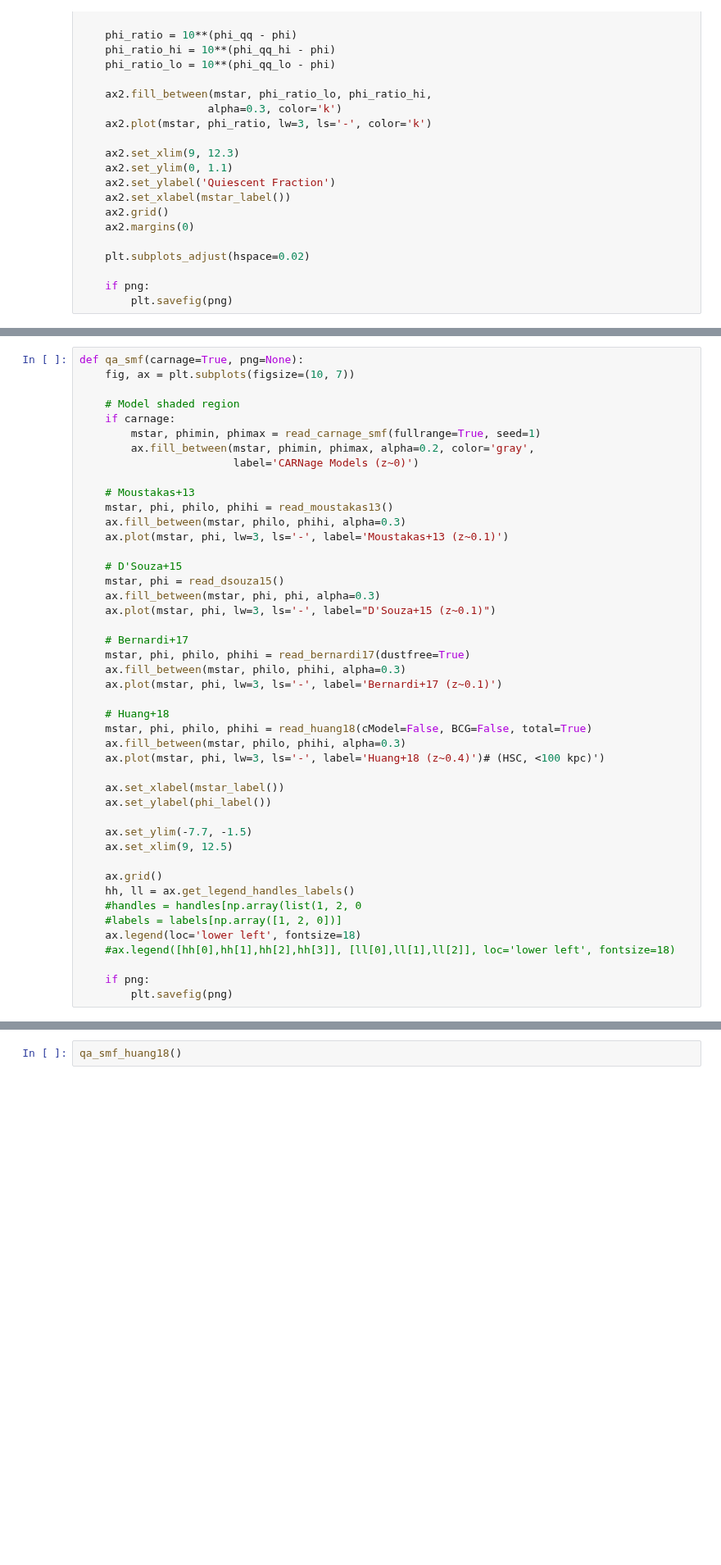
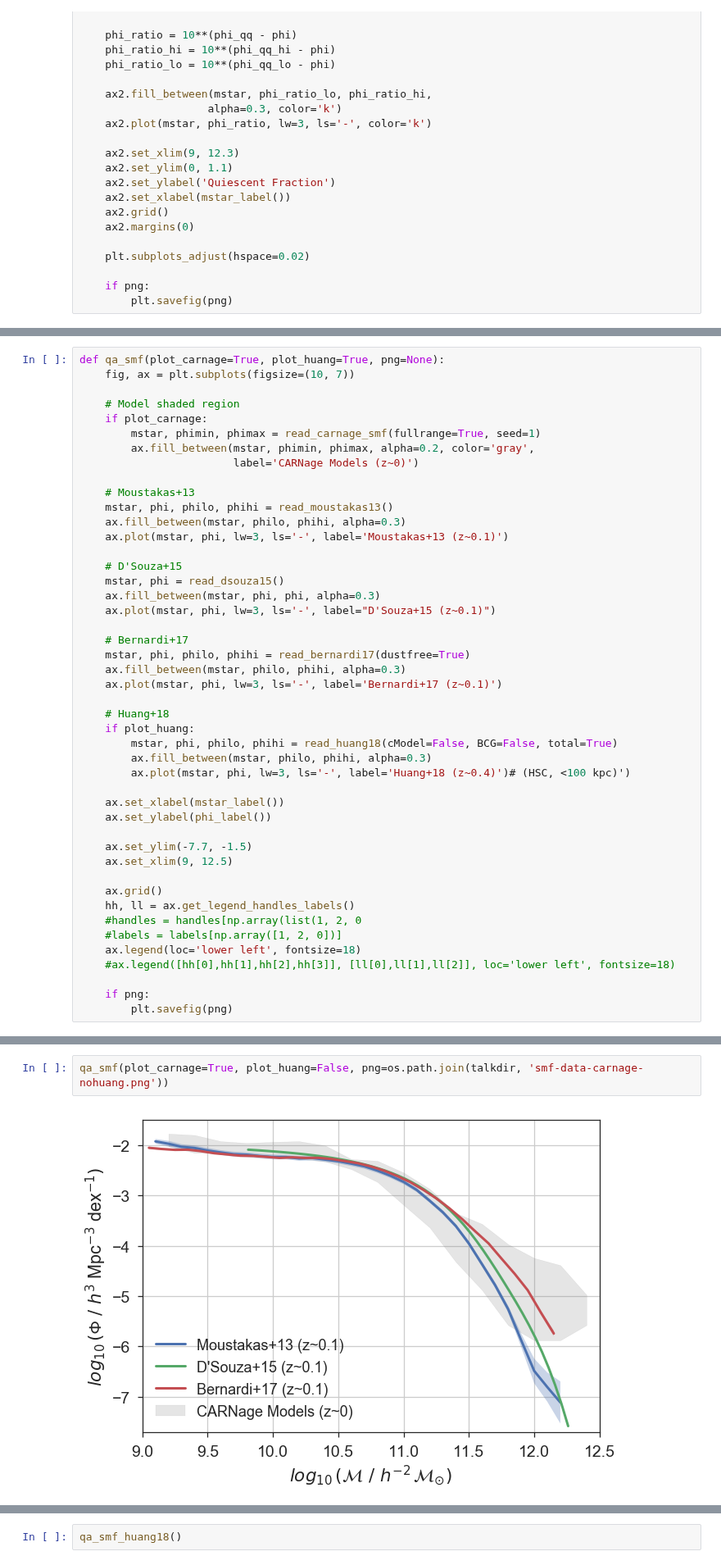
Before and after one commit to moustakas/legacyhalos, a Jupyter notebook: legacyhalos/talks/rochester-2018apr.ipynb, the cells around one changed output, grey strips where cells are left out. Shown at 82% size. Cells and saved outputs as stored; diff of their text form; blank space fills up the shorter version.

Commit message:
one more tweak to smf plot

```diff
--- a/legacyhalos/talks/rochester-2018apr.ipynb
+++ b/legacyhalos/talks/rochester-2018apr.ipynb
@@ -331,11 +331,11 @@ qa_moustakas_fig3(png=os.path.join(talkdir, '13moustakas-fig3.png'))
 # %% [output]
 [figure]
 # %%
-def qa_smf(carnage=True, png=None):
+def qa_smf(plot_carnage=True, plot_huang=True, png=None):
     fig, ax = plt.subplots(figsize=(10, 7))
 
     # Model shaded region
-    if carnage:
+    if plot_carnage:
         mstar, phimin, phimax = read_carnage_smf(fullrange=True, seed=1)
         ax.fill_between(mstar, phimin, phimax, alpha=0.2, color='gray',
                         label='CARNage Models (z~0)')
@@ -356,9 +356,10 @@ def qa_smf(carnage=True, png=None):
     ax.plot(mstar, phi, lw=3, ls='-', label='Bernardi+17 (z~0.1)')
 
     # Huang+18
-    mstar, phi, philo, phihi = read_huang18(cModel=False, BCG=False, total=True)
-    ax.fill_between(mstar, philo, phihi, alpha=0.3)
-    ax.plot(mstar, phi, lw=3, ls='-', label='Huang+18 (z~0.4)')# (HSC, <100 kpc)')
+    if plot_huang:
+        mstar, phi, philo, phihi = read_huang18(cModel=False, BCG=False, total=True)
+        ax.fill_between(mstar, philo, phihi, alpha=0.3)
+        ax.plot(mstar, phi, lw=3, ls='-', label='Huang+18 (z~0.4)')# (HSC, <100 kpc)')
 
     ax.set_xlabel(mstar_label())
     ax.set_ylabel(phi_label())
@@ -384,5 +385,9 @@ qa_smf(carnage=True, png=os.path.join(talkdir, 'smf-data-carnage.png'))
 # %% [output]
 [figure]
+# %%
+qa_smf(plot_carnage=True, plot_huang=False, png=os.path.join(talkdir, 'smf-data-carnage-nohuang.png'))
+# %% [output]
+[figure, added]
 # %%
 def qa_smf_huang18(minmax=False, png=None):
 
```
Also changed, not shown: parts of 3 cells of this notebook.
